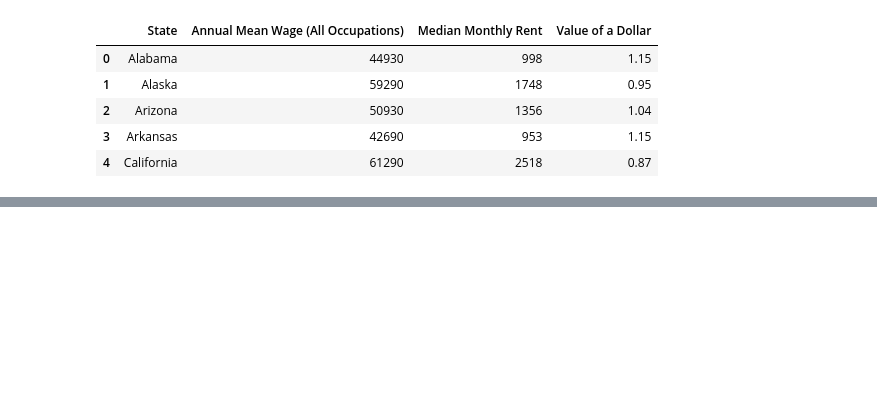
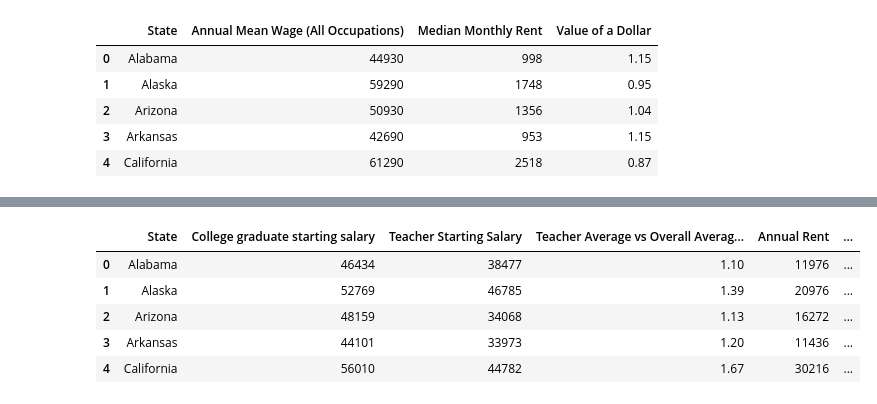
Before and after one commit to danieladea/DS4A-Project, a Jupyter notebook: Teacher Salary Analysis.ipynb, the cells around one changed output, grey strips where cells are left out. Cells and saved outputs as stored; diff of their text form; code cells hidden in the pictures; blank space fills up the shorter version.

```diff
--- a/Teacher Salary Analysis.ipynb
+++ b/Teacher Salary Analysis.ipynb
@@ -459,9 +494,11 @@ CostOfLiving.head()
 | 4 | California | 61290 | 2518 | 0.87 |
 # %%
 annualCosts = [x*12 for x in CostOfLiving['Median Monthly Rent']]
+alldf['Annual Rent'] = annualCosts
 # %%
 a = t_salariesUS['2018'].tolist()
 values = [round(x / y,2) for x, y in zip(annualCosts,a)]
+alldf['Rent to Salary Ratio']=values
 df = pd.read_csv('https://raw.githubusercontent.com/plotly/datasets/master/2011_us_ag_exports.csv')
 
 fig = go.Figure(data=go.Choropleth(
@@ -485,6 +522,7 @@ StatesMortgages = pd.read_csv('StatesMortgage.csv')
 # %%
 a = StatesMortgages['Median Annual Mortgage Payment'].tolist()
 values = [round(x / y,2) for x, y in zip(annualCosts,a)]
+alldf['Average Mortgage Payment to Salary Ratio']=values
 df = pd.read_csv('https://raw.githubusercontent.com/plotly/datasets/master/2011_us_ag_exports.csv')
 
 fig = go.Figure(data=go.Choropleth(
@@ -551,0 +544,13 @@ fig.show()
+# %%
+alldf['code'] = df['code']
+alldf.head()
+alldf.to_csv('alldf.csv',index=False)
+# %%
+alldf.head()
+# %% [output]
+|  | State | College graduate starting salary | Teacher Starting Salary | Teacher Average vs Overall Averag... | Annual Rent | ... |
+| 0 | Alabama | 46434 | 38477 | 1.10 | 11976 | ... |
+| 1 | Alaska | 52769 | 46785 | 1.39 | 20976 | ... |
+| 2 | Arizona | 48159 | 34068 | 1.13 | 16272 | ... |
+| 3 | Arkansas | 44101 | 33973 | 1.20 | 11436 | ... |
+| 4 | California | 56010 | 44782 | 1.67 | 30216 | ... |
```
Also changed, not shown: parts of 10 cells of this notebook, 2 other files.
